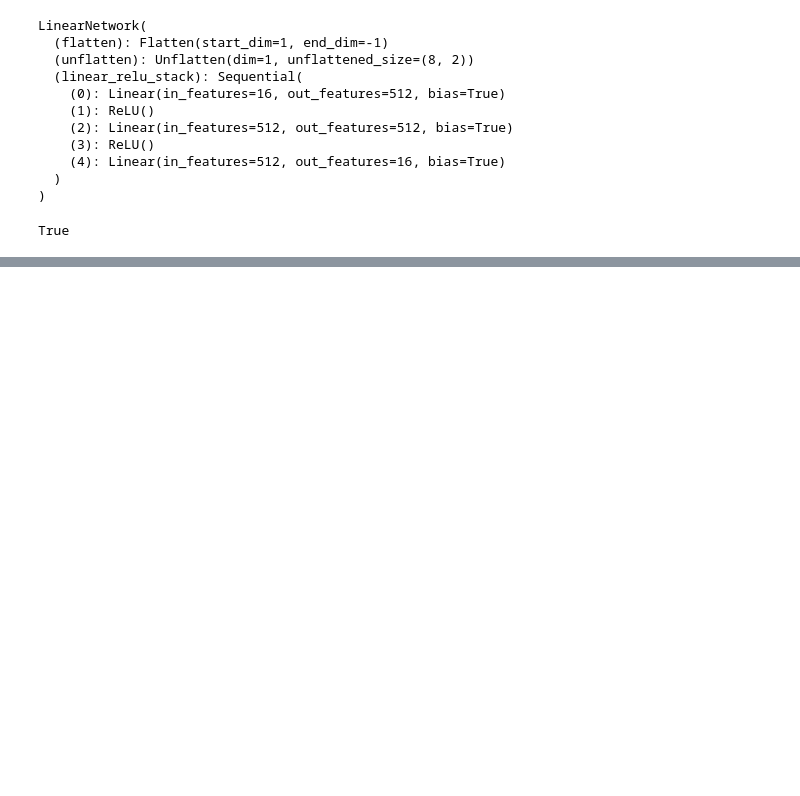
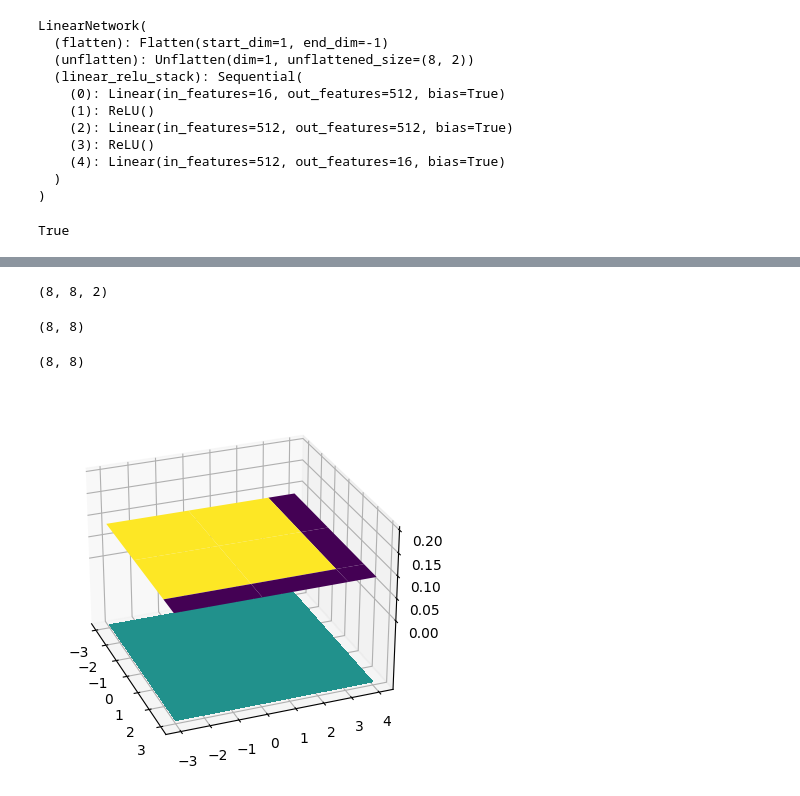
Before and after one commit to Murdism/MDN_TRAIN, a Jupyter notebook: LSTM.ipynb, the cells around one changed output, grey strips where cells are left out. Drawn from its saved outputs; the diff is of its cells as text; code cells hidden in the pictures; blank space fills up the shorter version.

```diff
--- a/LSTM.ipynb
+++ b/LSTM.ipynb
@@ -479,0 +600,51 @@ FDE ERROR RATE TRAIN:  0.31064707524822427
+# %%
+pos.shape
+# %% [output]
+(8, 8, 2)
+# %%
+X.shape
+# %% [output]
+(8, 8)
+# %%
+
+def multivariate_gaussian(pos, mu, Sigma):
+    """Return the multivariate Gaussian distribution on array pos.
+
+    pos is an array constructed by packing the meshed arrays of variables
+    x_1, x_2, x_3, ..., x_k into its _last_ dimension.
+
+    """
+
+    n = mu.shape[0]
+    Sigma_det = np.linalg.det(Sigma)
+    Sigma_inv = np.linalg.inv(Sigma)
+    N = np.sqrt((2*np.pi)**n * Sigma_det)
+    # This einsum call calculates (x-mu)T.Sigma-1.(x-mu) in a vectorized
+    # way across all the input variables.
+    fac = np.einsum('...k,kl,...l->...', pos-mu, Sigma_inv, pos-mu)
+
+    return np.exp(-fac / 2) / N
+# %%
+# The distribution on the variables X, Y packed into pos.
+Z = multivariate_gaussian(pos, mu, Sigma)
+Z.shape
+# %% [output]
+(8, 8)
+# %%
+
+# Create a surface plot and projected filled contour plot under it.
+fig = plt.figure()
+ax = fig.add_subplot(1, 1, 1, projection='3d')
+ax.plot_surface(X, Y, Z, rstride=3, cstride=3, linewidth=1, antialiased=True,
+                cmap=cm.viridis)
+
+cset = ax.contourf(X, Y, Z, zdir='z', offset=-0.15, cmap=cm.viridis)
+
+# Adjust the limits, ticks and view angle
+ax.set_zlim(-0.15,0.2)
+ax.set_zticks(np.linspace(0,0.2,5))
+ax.view_init(27, -21)
+
+plt.show()
+# %% [output]
+[figure, added]
```
Also changed, not shown: parts of 26 cells of this notebook.
